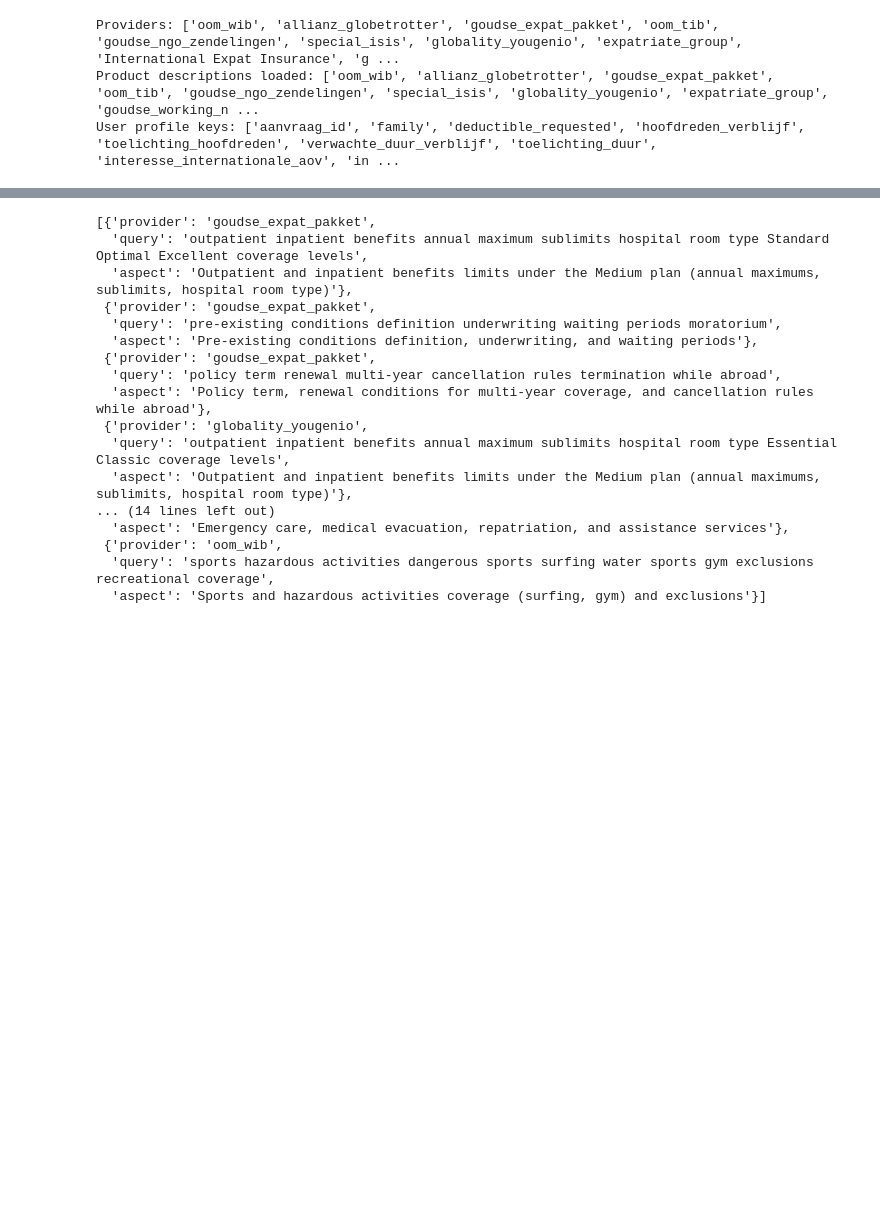
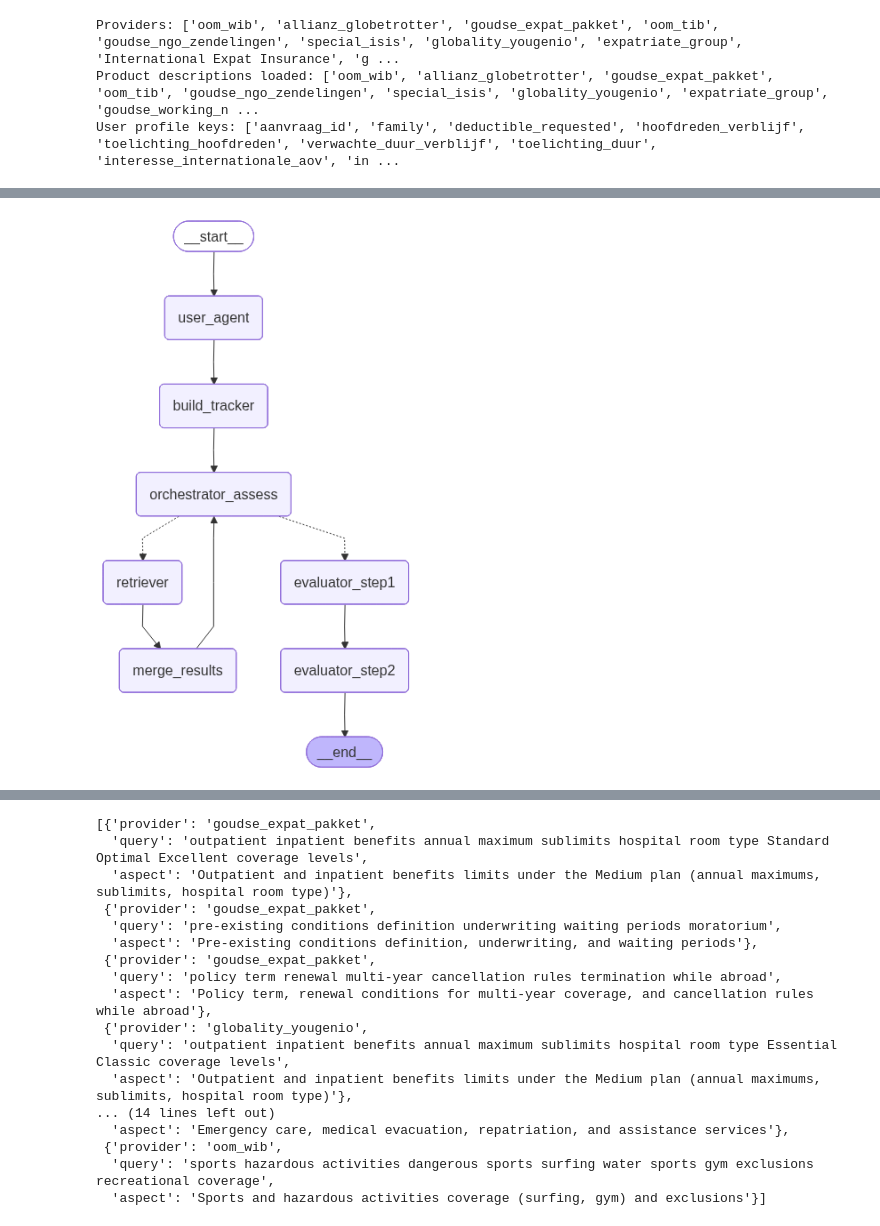
Before and after one commit to rogierdalhuisen/advies_agent, a Jupyter notebook: orchestrator.ipynb, the cells around one changed output, grey strips where cells are left out. Drawn from its saved outputs; the diff is of its cells as text; code cells hidden in the pictures; blank space fills up the shorter version.

```diff
--- a/orchestrator.ipynb
+++ b/orchestrator.ipynb
@@ -41,6 +44,11 @@ inputs
 # %%
 agent = HierarchicalAgent()
 thread_id = "my-run-3"
+# %%
+
+display(Image(agent.graph.get_graph().draw_mermaid_png()))
+# %% [output]
+[figure, added]
 # %%
 # 1. Maak een variabele aan om de totale state in op te bouwen
 final_result = {}
```
Also changed, not shown: parts of 14 cells of this notebook, 29 other files.
